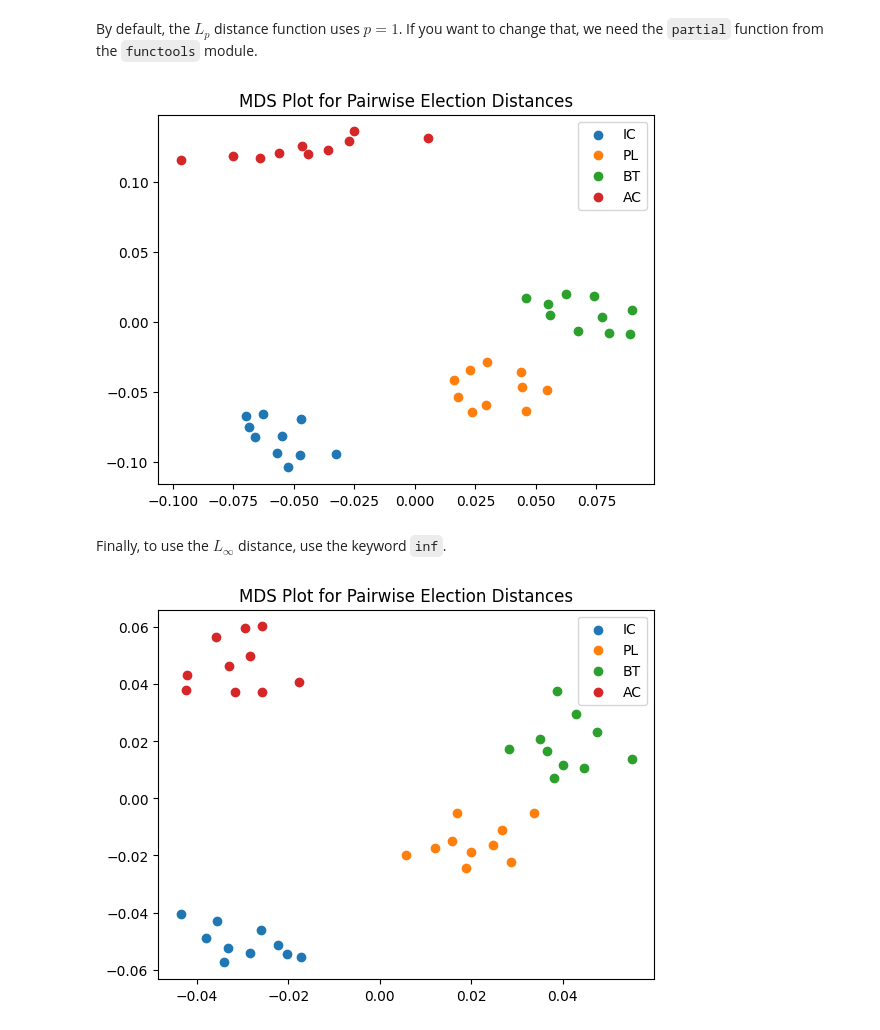
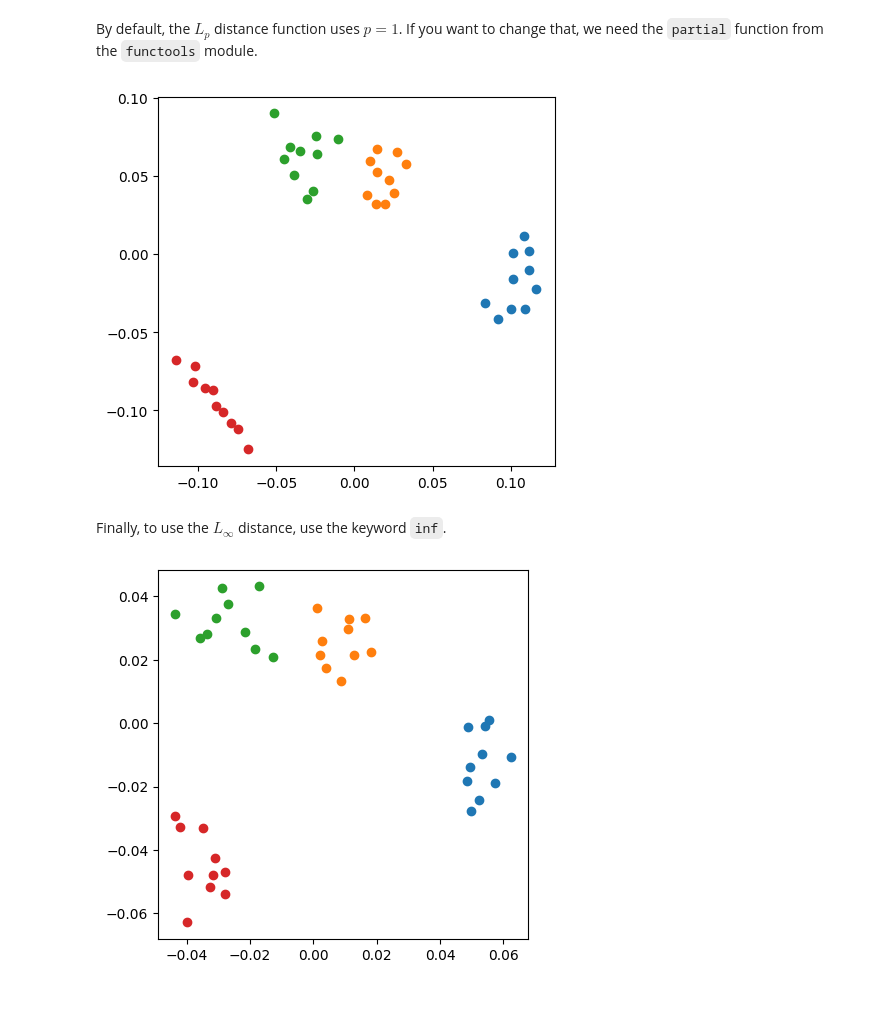
Before and after one commit to mggg/VoteKit, a Jupyter notebook: notebooks/some_plotting_options.ipynb, the cells around one changed output. Drawn from its saved outputs; the diff is of its cells as text; code cells hidden in the pictures; blank space fills up the shorter version.

```diff
--- a/notebooks/some_plotting_options.ipynb
+++ b/notebooks/some_plotting_options.ipynb
@@ -140,16 +138,15 @@ By default, the $L_p$ distance function uses $p=1$. If you want to change that,
 # %%
 # this allows us to generate 10 preference profiles under each ballot generator
 mds_coords = compute_MDS(data = {'IC': [ic.generate_profile(number_of_ballots) for i in range(10)],
                         'PL': [pl.generate_profile(number_of_ballots) for i in range(10)],
                         'BT': [bt.generate_profile(number_of_ballots) for i in range(10)],
                        'AC': [ac.generate_profile(number_of_ballots) for i in range(10)]
                        }, distance = partial(lp_dist, p_value=2))
 
-plot = plot_MDS(mds_coords)
-plt.legend()
+plot = plot_MDS(mds_coords, legend=False, title=False)
 plt.show()
 # %% [output]
-[figure, old version]
+[figure, new version]
 # %% [markdown]
 Finally, to use the $L_\infty$ distance, use the keyword `inf`.
 # %%
@@ -160,8 +157,7 @@ mds_coords = compute_MDS(data = {'IC': [ic.generate_profile(number_of_ballots) f
                        'AC': [ac.generate_profile(number_of_ballots) for i in range(10)]
                        }, distance = partial(lp_dist, p_value="inf"))
 
-plot = plot_MDS(mds_coords)
-plt.legend()
+plot = plot_MDS(mds_coords, legend=False, title=False)
 plt.show()
 # %% [output]
-[figure, old version]
+[figure, new version]
```
Also changed, not shown: parts of 8 cells of this notebook, 9 other files.
